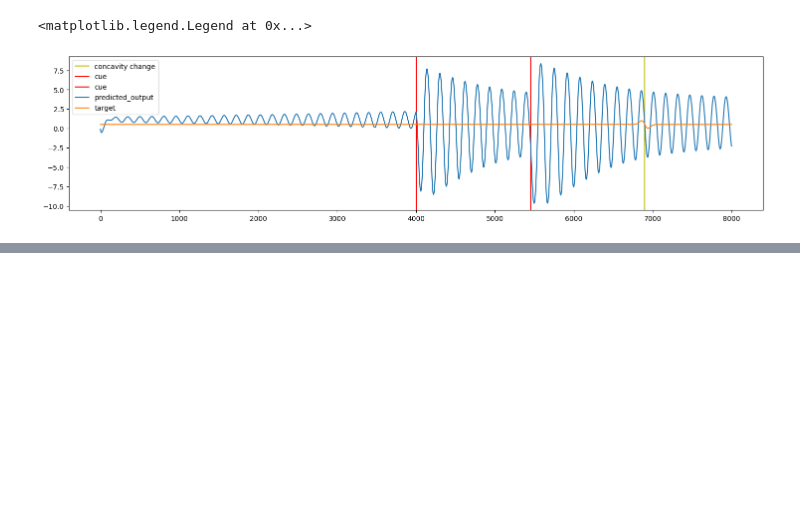
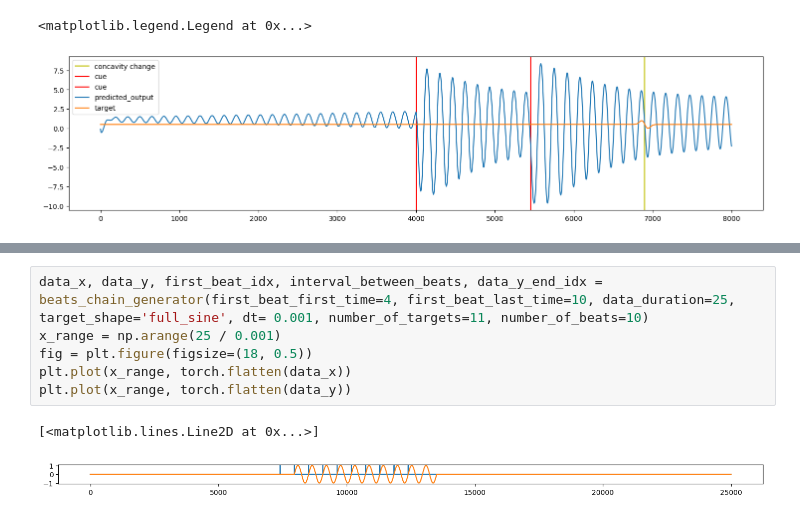
Before and after one commit to mtnusf97/CTRNN, a Jupyter notebook: helper_notebook.ipynb, the cells around one changed output, grey strips where cells are left out. Saved outputs shown, nothing was run; the diff lists cells and outputs as text; blank space fills up the shorter version.

Commit message:
add beats chain generator

```diff
--- a/helper_notebook.ipynb
+++ b/helper_notebook.ipynb
@@ -494,0 +513,9 @@ plt.legend()
+# %%
+data_x, data_y, first_beat_idx, interval_between_beats, data_y_end_idx = beats_chain_generator(first_beat_first_time=4, first_beat_last_time=10, data_duration=25, target_shape='full_sine', dt= 0.001, number_of_targets=11, number_of_beats=10)
+x_range = np.arange(25 / 0.001)
+fig = plt.figure(figsize=(18, 0.5))
+plt.plot(x_range, torch.flatten(data_x))
+plt.plot(x_range, torch.flatten(data_y))
+# %% [output]
+[<matplotlib.lines.Line2D at 0x...>]
+[figure, added]
```
Also changed, not shown: parts of 10 cells of this notebook, 2 other files.
